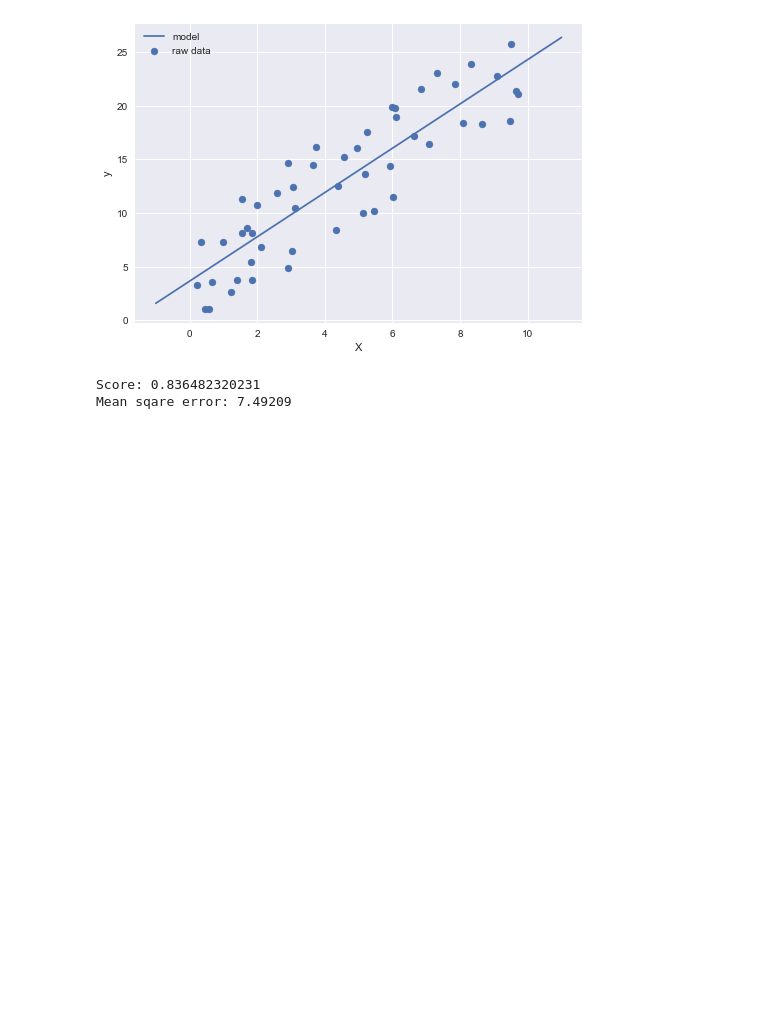
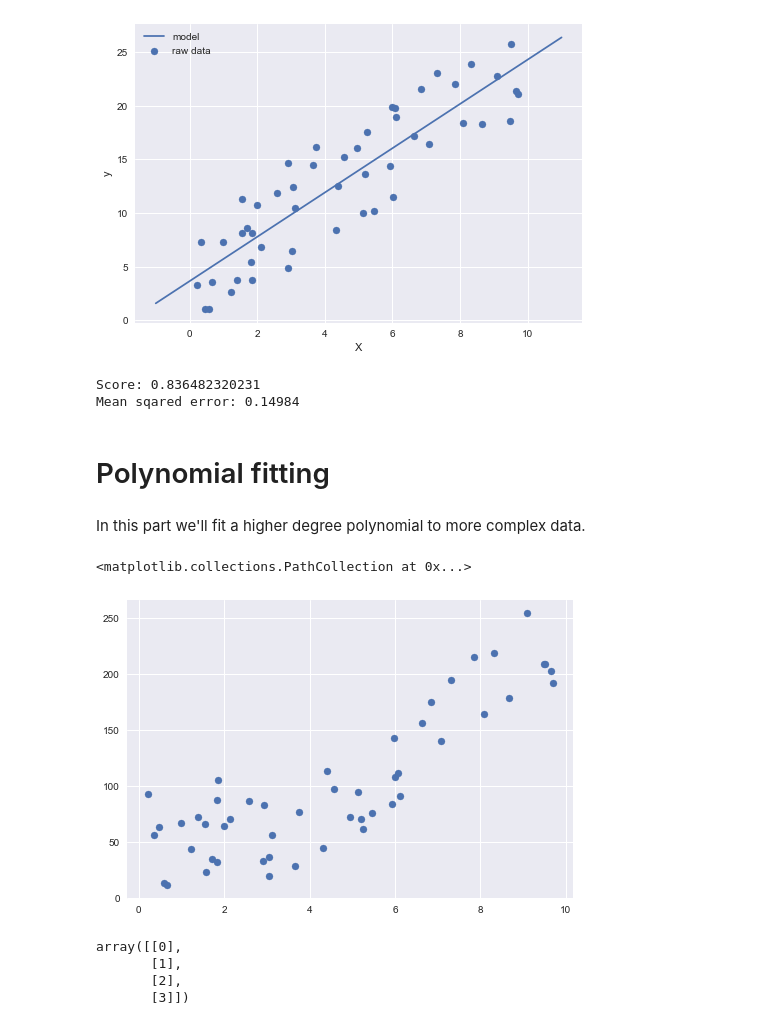
Before and after one commit to mappls/Playfield, a Jupyter notebook: lin_reg.ipynb, the cells around one changed output. Cells and saved outputs as stored; diff of their text form; code cells hidden in the pictures; blank space fills up the shorter version.

Commit message:
Adding polynomial fitting

```diff
--- a/lin_reg.ipynb
+++ b/lin_reg.ipynb
@@ -81,11 +79,38 @@ x_test = 10 * rng.rand(50)
 y_test = slope * x_test + intercept + variance * rng.rand(50)
 X_test = x_test[:, np.newaxis]  # reshape as earlier
 
-# A 'goodness of fit' measure
+# A 'score' measure:
+# 1 is a perfect relationship, and 0 means there is no linear relationship between X_test and y_test
 print("Score:", model.score(X_test, y_test))
 y_predict = model.predict(X_test)
-mse = np.mean((y_predict - y_test) ** 2)
+mse = np.mean(((y_predict - y_test) ** 2) / len(y_test))
 print("Mean sqared error: {0:.5f}".format(mse))
 # %% [output]
 Score: 0.836482320231
-Mean sqare error: 7.49209
+Mean sqared error: 0.14984
+# %% [markdown]
+# Polynomial fitting
+# %% [markdown]
+In this part we'll fit a higher degree polynomial to more complex data.
+# %%
+from sklearn.preprocessing import PolynomialFeatures
+from sklearn.pipeline import make_pipeline
+from sklearn.linear_model import Ridge
+
+# Generate some random data as earlier, and visualise the data
+variance = 100
+y = slope * x ** 2 + intercept + variance * rng.rand(50)
+plt.scatter(x,y)
+# %% [output]
+<matplotlib.collections.PathCollection at 0x...>
+[figure, added]
+# %%
+model2 = make_pipeline(PolynomialFeatures(degree=3), Ridge())
+model2.fit(X, y)
+y_plot = model.predict(X)
+plt.plot(X, y_plot, color=red, linewidth=2, label="degree %d" % "3")
+# %% [output]
+array([[0],
+       [1],
+       [2],
+       [3]])
```
Also changed, not shown: parts of 1 cell of this notebook.
